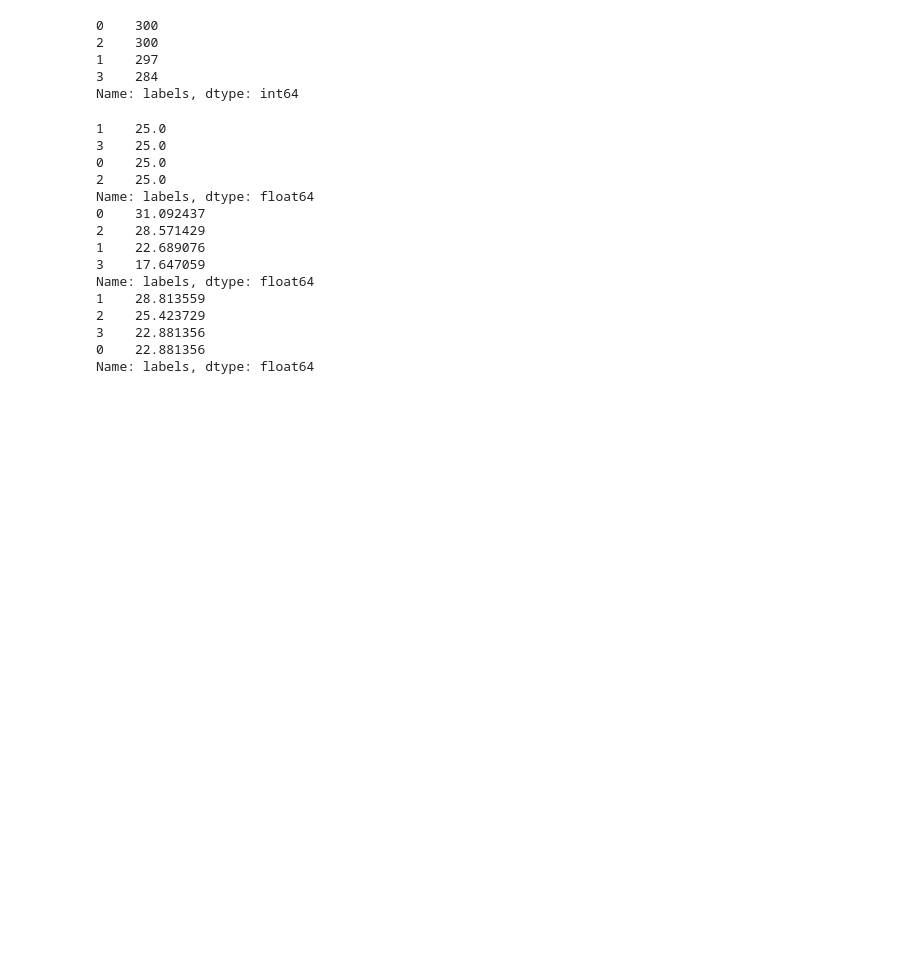
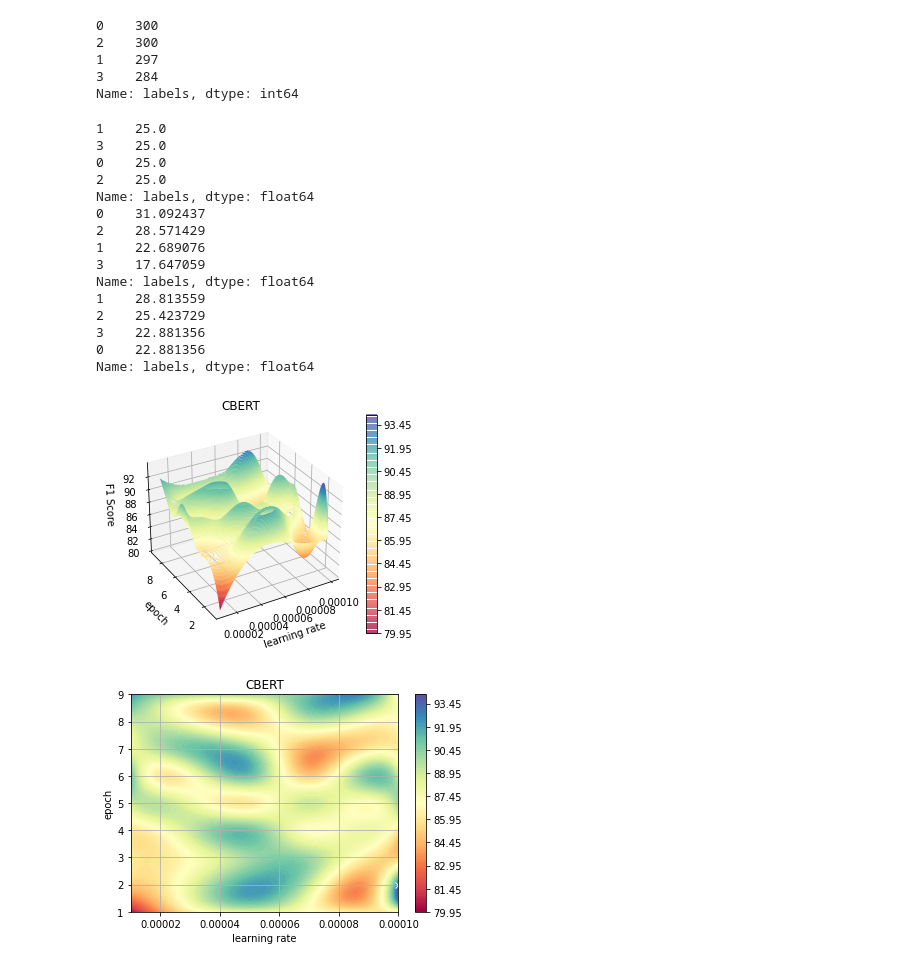
Before and after one commit to alicialawjy/multilingual-psychotherapy-chatbot, a Jupyter notebook: emotion_dataset.ipynb, the cells around one changed output. Cells and saved outputs as stored; diff of their text form; code cells hidden in the pictures; blank space fills up the shorter version.

```diff
--- a/emotion_dataset.ipynb
+++ b/emotion_dataset.ipynb
@@ -120,0 +170,28 @@ train_all.to_csv('data/EN-ZH/emotionlabeled_train.csv')
+# %%
+# CBERT Figures
+# 3D
+fig = plt.figure()
+ax = plt.axes(projection='3d')
+cs = ax.contour3D(x, y, z_CBERT, 100, cmap='Spectral') # colors: https://scipy-cookbook.readthedocs.io/items/Matplotlib_Show_colormaps.html?highlight=cmap
+ax.set_xlabel('learning rate')
+ax.set_ylabel('epoch')
+ax.set_zlabel('F1 Score')
+ax.view_init(elev=30.,azim=-120)
+ax.set_title('CBERT')
+cbar = plt.colorbar(cs)
+plt.show()
+
+# 2D
+fig = plt.figure()
+cs = plt.contourf(x, y, z_CBERT, 100, cmap='Spectral') # colors: https://scipy-cookbook.readthedocs.io/items/Matplotlib_Show_colormaps.html?highlight=cmap
+plt.xlabel('learning rate')
+plt.ylabel('epoch')
+plt.title('CBERT')
+plt.plot(1e-04,2,'x',color='white')
+plt.grid()
+cbar = plt.colorbar(cs)
+
+plt.show()
+# %% [output]
+[figure, added]
+[figure, added]
```
Also changed, not shown: parts of 4 cells of this notebook, 1 other file.
